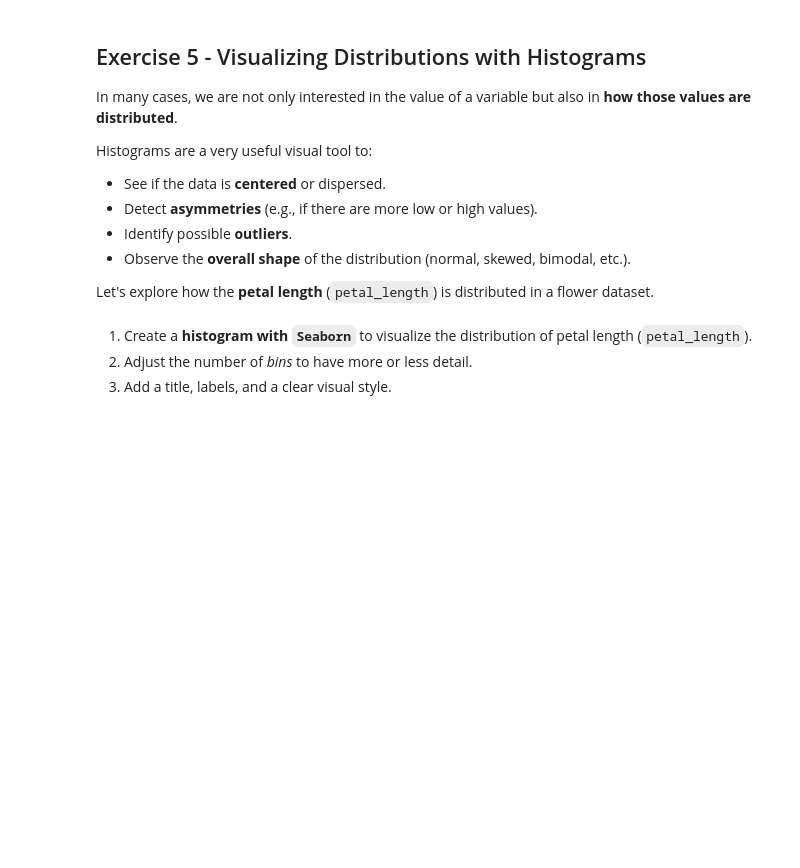
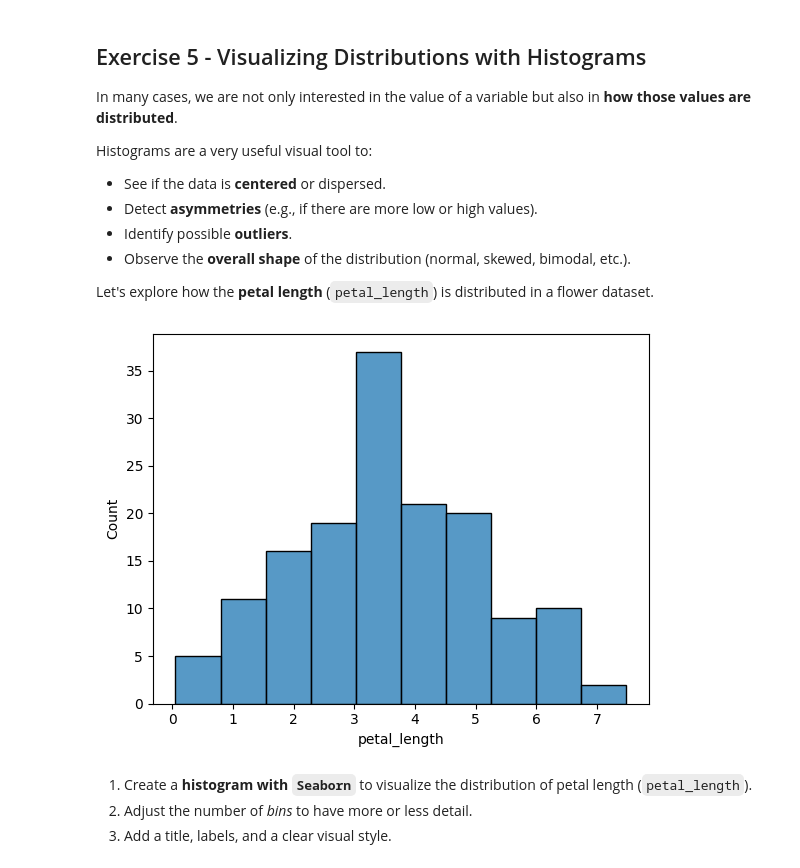
Before and after one commit to caparcom/visualization-exercises-with-matplot-and-seaborn, a Jupyter notebook: notebook/problems.ipynb, the cells around one changed output. Saved outputs shown, nothing was run; the diff lists cells and outputs as text; code cells hidden in the pictures; blank space fills up the shorter version.

```diff
--- a/notebook/problems.ipynb
+++ b/notebook/problems.ipynb
@@ -181,6 +180,11 @@ Histograms are a very useful visual tool to:
 Let's explore how the **petal length** (`petal_length`) is distributed in a flower dataset.
 # %%
 df_iris.head() # Show DataFrame
+
+sns.histplot(df_iris['petal_length'])
+plt.show()
+# %% [output]
+[figure, added]
 # %% [markdown]
 1. Create a **histogram with `Seaborn`** to visualize the distribution of petal length (`petal_length`).
 2. Adjust the number of *bins* to have more or less detail.
```
Also changed, not shown: parts of 12 cells of this notebook.
